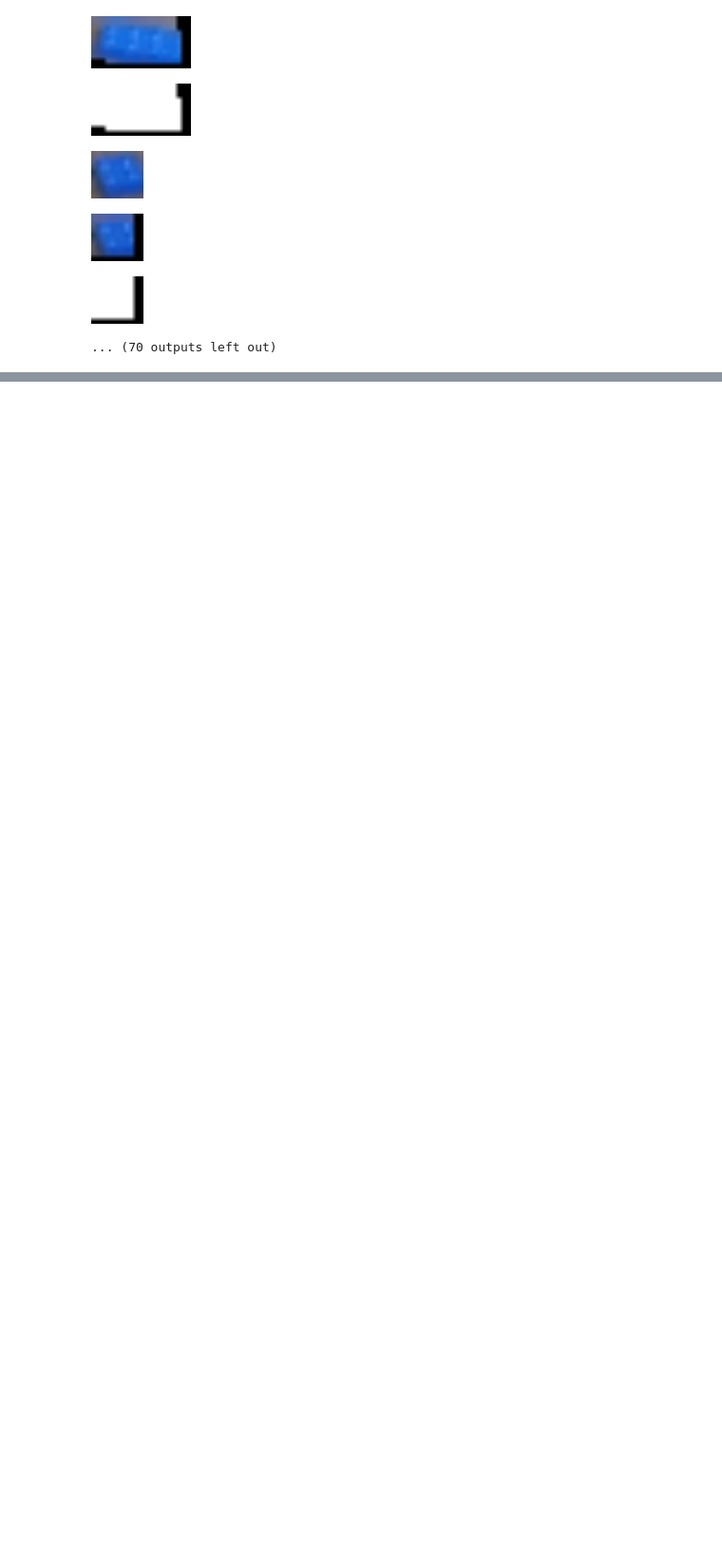
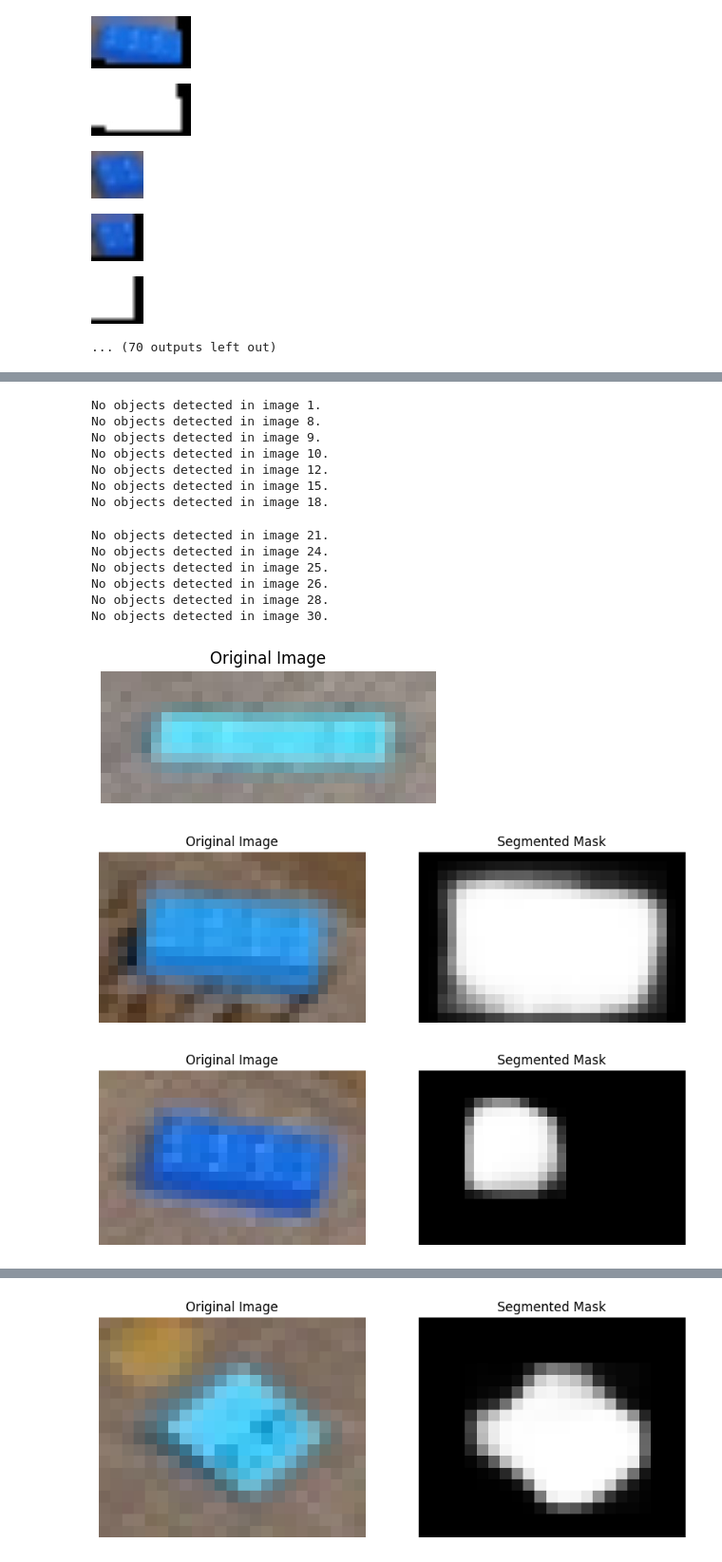
Before and after one commit to Johnny-droid/Lego-Image-Detector, a Jupyter notebook: p2/task3/task3.ipynb, the cells around one changed output, grey strips where cells are left out. Shown at 95% size. Cells and saved outputs as stored; diff of their text form; code cells hidden in the pictures; blank space fills up the shorter version.

```diff
--- a/p2/task3/task3.ipynb
+++ b/p2/task3/task3.ipynb
@@ -403 +403,69 @@ for i in bb_imgs:
 ... (18 outputs left out)
+# %%
+import torch
+import torchvision.transforms as transforms
+import torchvision.models as models
+import cv2
+import numpy as np
+import matplotlib.pyplot as plt
+
+# Assuming you have your test_image and GetBBImages function defined
+
+# Load pre-trained Mask R-CNN model
+model = models.detection.maskrcnn_resnet50_fpn(pretrained=True)
+
+# Set the model to evaluation mode
+model.eval()
+
+# Apply appropriate transformations to your input images (e.g., normalization)
+transform = transforms.Compose([
+    transforms.ToTensor(),
+])
+
+for i, image in enumerate(bb_imgs):
+    plt.figure(figsize=(10, 5))
+    plt.subplot(1, 2, 1)
+    plt.title('Original Image')
+    plt.imshow(cv2.cvtColor(image, cv2.COLOR_BGR2RGB))
+    plt.axis('off')
+
+    # Preprocess your input image
+    input_image = transform(image).unsqueeze(0)
+
+    # Perform inference
+    with torch.no_grad():
+        predictions = model(input_image)
+
+    # Check if there are predictions
+    if len(predictions[0]['scores']) > 0:
+        # Get the most confident detected object
+        scores = predictions[0]['scores']
+        max_score_index = torch.argmax(scores).item()
+        mask = predictions[0]['masks'][max_score_index, 0].detach().cpu().numpy()
+
+        # Display the segmented mask
+        plt.subplot(1, 2, 2)
+        plt.title('Segmented Mask')
+        plt.imshow(mask, cmap='gray')
+        plt.axis('off')
+    else:
+        print(f"No objects detected in image {i+1}.")
+
+plt.show()
+# %% [output]
+No objects detected in image 1.
+No objects detected in image 8.
+No objects detected in image 9.
+No objects detected in image 10.
+No objects detected in image 12.
+No objects detected in image 15.
+No objects detected in image 18.
+No objects detected in image 21.
+No objects detected in image 24.
+No objects detected in image 25.
+No objects detected in image 26.
+No objects detected in image 28.
+No objects detected in image 30.
+[figure, added]
+[figure, added]
+[figure, added]
@@ -403,0 +473 @@ for i in bb_imgs:
+[figure, added]
```
Also changed, not shown: parts of 2 cells of this notebook.
